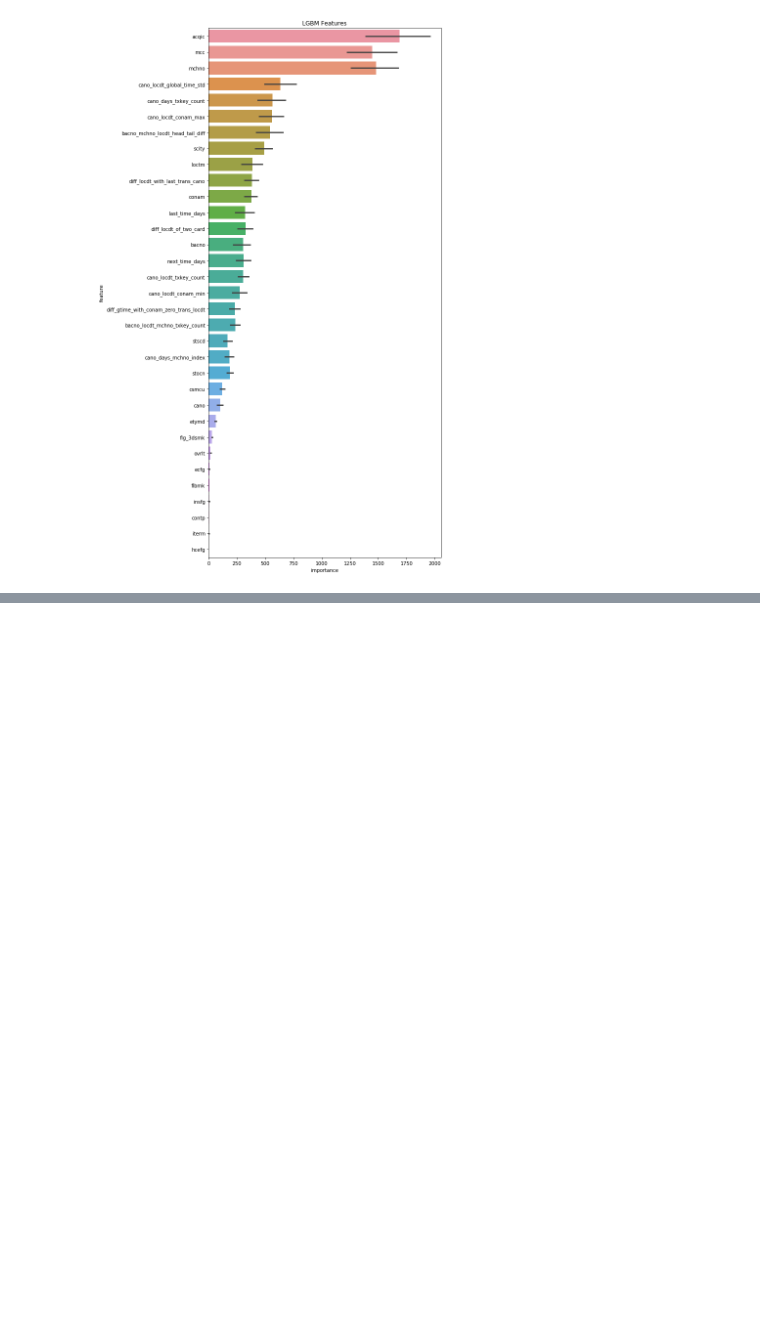
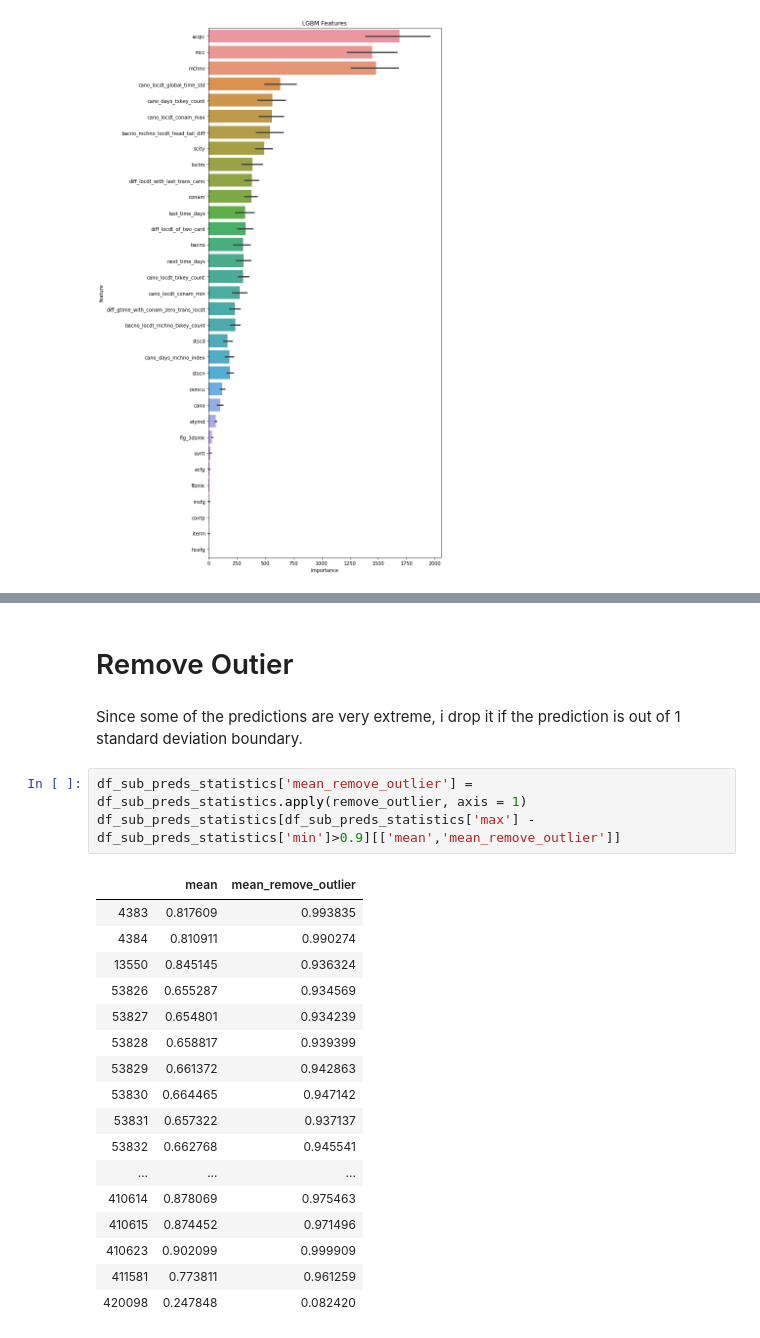
Before and after one commit to aarontong95/TBrain_Credit_Card, a Jupyter notebook: main.ipynb, the cells around one changed output, grey strips where cells are left out. Saved outputs shown, nothing was run; the diff lists cells and outputs as text; blank space fills up the shorter version.

```diff
--- a/main.ipynb
+++ b/main.ipynb
@@ -137,0 +198,25 @@ plot_importance(lgbm.df_feature_importance)
+# %% [markdown]
+# Remove Outier
+# %% [markdown]
+Since some of the predictions are very extreme, i drop it if the prediction is out of 1 standard deviation boundary.
+# %%
+df_sub_preds_statistics['mean_remove_outlier'] = df_sub_preds_statistics.apply(remove_outlier, axis = 1)
+df_sub_preds_statistics[df_sub_preds_statistics['max'] - df_sub_preds_statistics['min']>0.9][['mean','mean_remove_outlier']]
+# %% [output]
+|  | mean | mean_remove_outlier |
+| 4383 | 0.817609 | 0.993835 |
+| 4384 | 0.810911 | 0.990274 |
+| 13550 | 0.845145 | 0.936324 |
+| 53826 | 0.655287 | 0.934569 |
+| 53827 | 0.654801 | 0.934239 |
+| 53828 | 0.658817 | 0.939399 |
+| 53829 | 0.661372 | 0.942863 |
+| 53830 | 0.664465 | 0.947142 |
+| 53831 | 0.657322 | 0.937137 |
+| 53832 | 0.662768 | 0.945541 |
+| ... | ... | ... |
+| 410614 | 0.878069 | 0.975463 |
+| 410615 | 0.874452 | 0.971496 |
+| 410623 | 0.902099 | 0.999909 |
+| 411581 | 0.773811 | 0.961259 |
+| 420098 | 0.247848 | 0.082420 |
```
Also changed, not shown: parts of 14 cells of this notebook, 2 other files.
